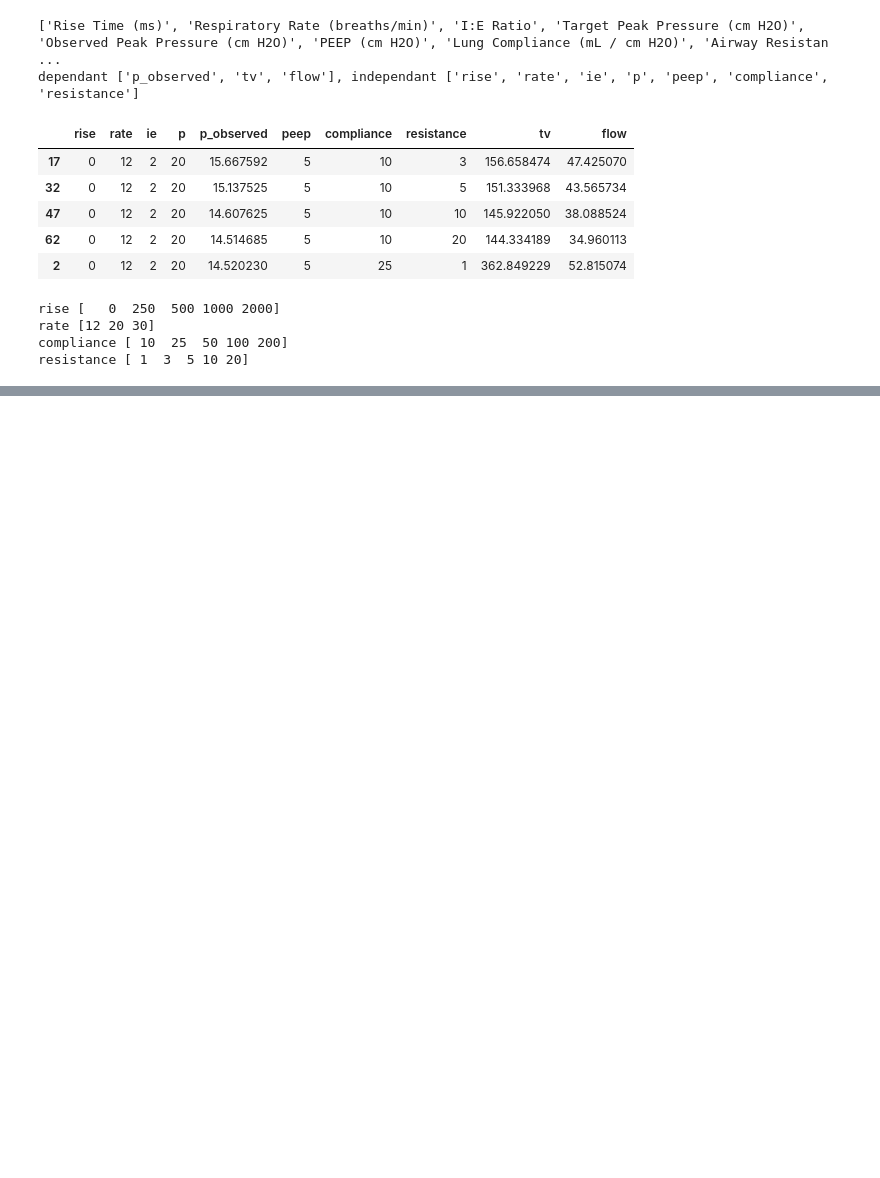
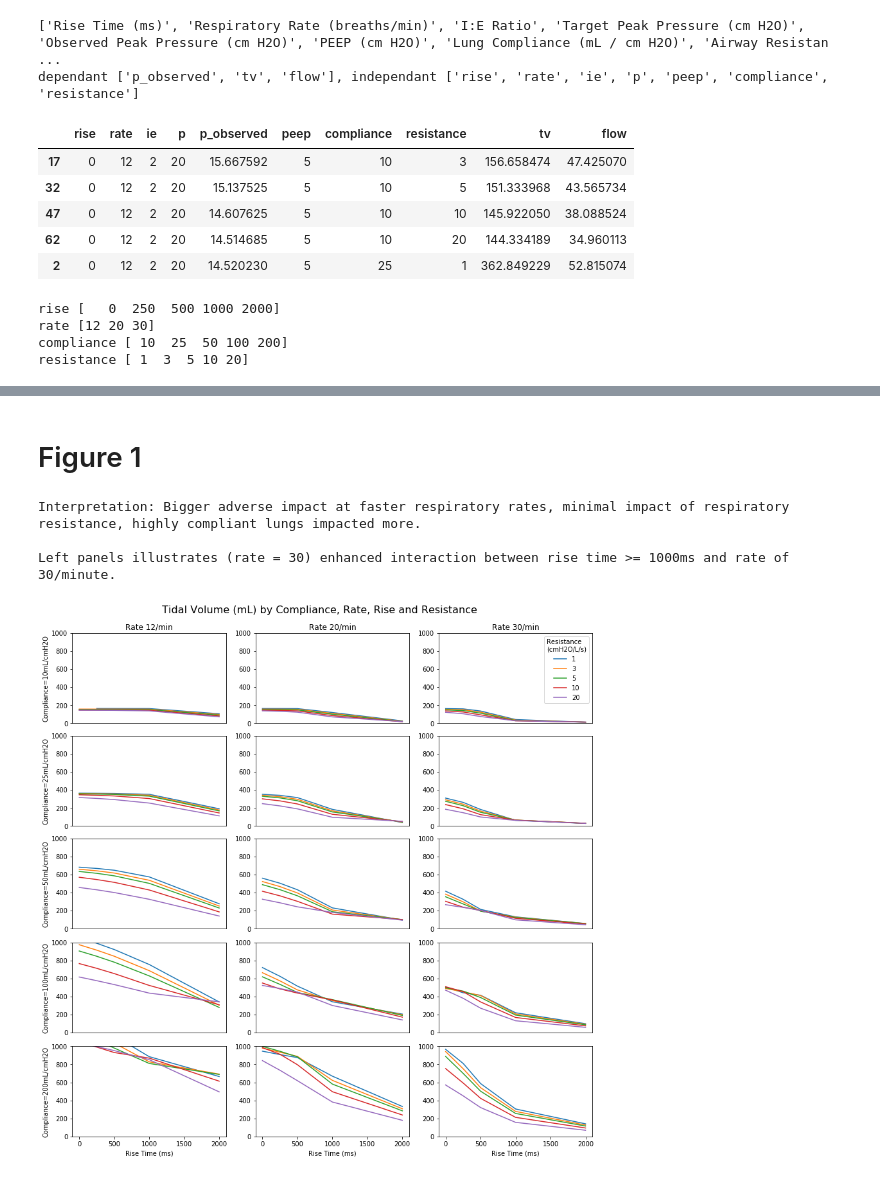
Before and after one commit to PubInv/simulink-pressure-lung, a Jupyter notebook: data/plots.ipynb, the cells around one changed output, grey strips where cells are left out. Cells and saved outputs as stored; diff of their text form; code cells hidden in the pictures; blank space fills up the shorter version.

Commit message:
tidy up labels and add interpretation

```diff
--- a/data/plots.ipynb
+++ b/data/plots.ipynb
@@ -11,6 +12,8 @@ pretty_cols = list(data.columns)
 pretty_cols[0] = "Rise Time (ms)"
 print(pretty_cols)
 easy_cols = ['rise', 'rate', 'ie', 'p', 'p_observed', 'peep', 'compliance', 'resistance', 'tv', 'flow']
+units = dict(zip(easy_cols,['ms', '/min', '', 'cmH2O', 'cmH2O', 'cmH2O', 'mL/cmH2O', 'cmH2O/L/s', 'mL', 'L/min']))
+pretty = dict(zip(easy_cols, pretty_cols))
 dependant = ['p_observed', 'tv', 'flow']
 independant = [c for c in easy_cols if c not in dependant]
 data.columns = easy_cols #[pretty_cols]
@@ -50,7 +53,7 @@ def get(data, filters):
     # print (query)
     return data.query(query)
 # %%
-plt.rcParams['figure.figsize'] = [16, 16]
+plt.rcParams['figure.figsize'] = [12, 12]
 def sub_plot(data, filter_in, ax, series='rise', subseries='compliance', dependant='tv', title=''):
     filter = filter_in.copy()
     del filter[series]
@@ -62,25 +65,22 @@ def sub_plot(data, filter_in, ax, series='rise', subseries='compliance', dependa
     df1 = clean.pivot(index=series, columns=subseries, values=dependant)
     df1.plot(ax=ax, title=title)
 # %%
-
-def plot_matrix(data, vars):
+def plot_matrix(data, vars, units=units, dependant='tv', pretty=pretty):
     base_filter = {"rise": 0, "rate": 12, "ie": 2, "p": 20, "peep": 5, "compliance": 100, "resistance": 3}
     xvar = vars[2]
     yvar = vars[1]
     svar = vars[0]
     ssvar = vars[3]
     print(f"{vars} Rows = {xvar}, Cols = {yvar}, X={svar}, series={ssvar} ")
-
     xs = data[xvar].unique()
     ys = data[yvar].unique()
     xs.sort()
     ys.sort()
     fig, axes = plt.subplots(nrows=len(xs), ncols=len(ys), constrained_layout=True)
-    fig.suptitle(f" Rows = {xvar}, Cols = {yvar}, X={svar}, series={ssvar}", fontsize=16)
+    fig.suptitle(f" {pretty[dependant]} by {xvar.title()}, {yvar.title()}, {svar.title()} and {ssvar.title()}", fontsize=16)
     for xi, x in enumerate(xs):
         for yi, y in enumerate(ys):
             # print(f"{xi}, {yi} {xvar}={x}\n{yvar}={y}, {svar}, {ssvar}")
-            title = f"{xvar}={x}\n{yvar}={y}"
             filter = base_filter.copy()
             filter[xvar] = x
             filter[yvar] = y
@@ -95,13 +95,14 @@ def plot_matrix(data, vars):
                 # hiding yx marks
                 ax.yaxis.label.set_visible(False)
                 ax.get_yaxis().set_visible(False)
-            sub_plot(data, filter, ax, series=svar, subseries=ssvar, title=title)
+            sub_plot(data, filter, ax, series=svar, subseries=ssvar, dependant=dependant)
             if xi == 0 and len(ys) - yi == 1:
-                ax.legend(loc='upper right')
+                ax.legend(loc='upper right', title=f"{ssvar.title()}\n({units[ssvar]})")
             else:
                 # hiding legend!
                 ax.legend().set_visible(False)
-
-plot_matrix(data, ['rise', 'rate', 'compliance', 'resistance'])
-plot_matrix(data, ['rise', 'rate', 'resistance', 'compliance',])
-plot_matrix(data, ['rise', 'resistance', 'compliance','rate' ])
+            if xi == 0:
+                ax.set_title(f"{yvar.title()} {y}{units[yvar]}")
+            if yi == 0:
+                ax.set_ylabel(f"{xvar.title()}={x}{units[xvar]}")
+            ax.set_xlabel(pretty[svar])
@@ -123,0 +109,10 @@ WARNING went from 16 to 15 rows are cleaning {'ie': 2, 'p': 20, 'peep': 5, 'comp
+# %%
+
+plot_matrix(data, ['rise', 'rate', 'compliance', 'resistance'])
+display(HTML("<h1>Figure 1</h1>"))
+print("""
+Interpretation: Bigger adverse impact at faster respiratory rates, minimal impact of respiratory resistance, highly compliant lungs impacted more.
+
+Left panels illustrates (rate = 30) enhanced interaction between rise time >= 1000ms and rate of 30/minute.
+""")
+# %% [output]
@@ -123,0 +124,5 @@ WARNING went from 16 to 15 rows are cleaning {'ie': 2, 'p': 20, 'peep': 5, 'comp
+Figure 1
+Interpretation: Bigger adverse impact at faster respiratory rates, minimal impact of respiratory resistance, highly compliant lungs impacted more.
+
+Left panels illustrates (rate = 30) enhanced interaction between rise time >= 1000ms and rate of 30/minute.
+[figure, added]
```
Also changed, not shown: parts of 5 cells of this notebook.
